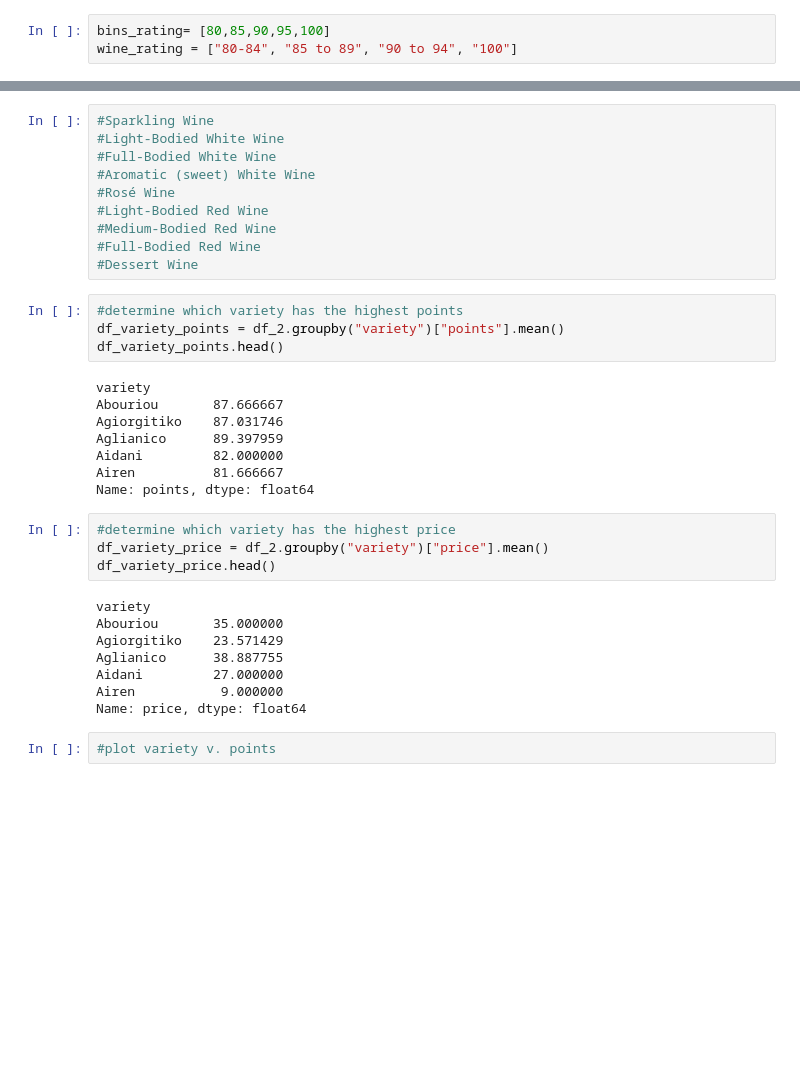
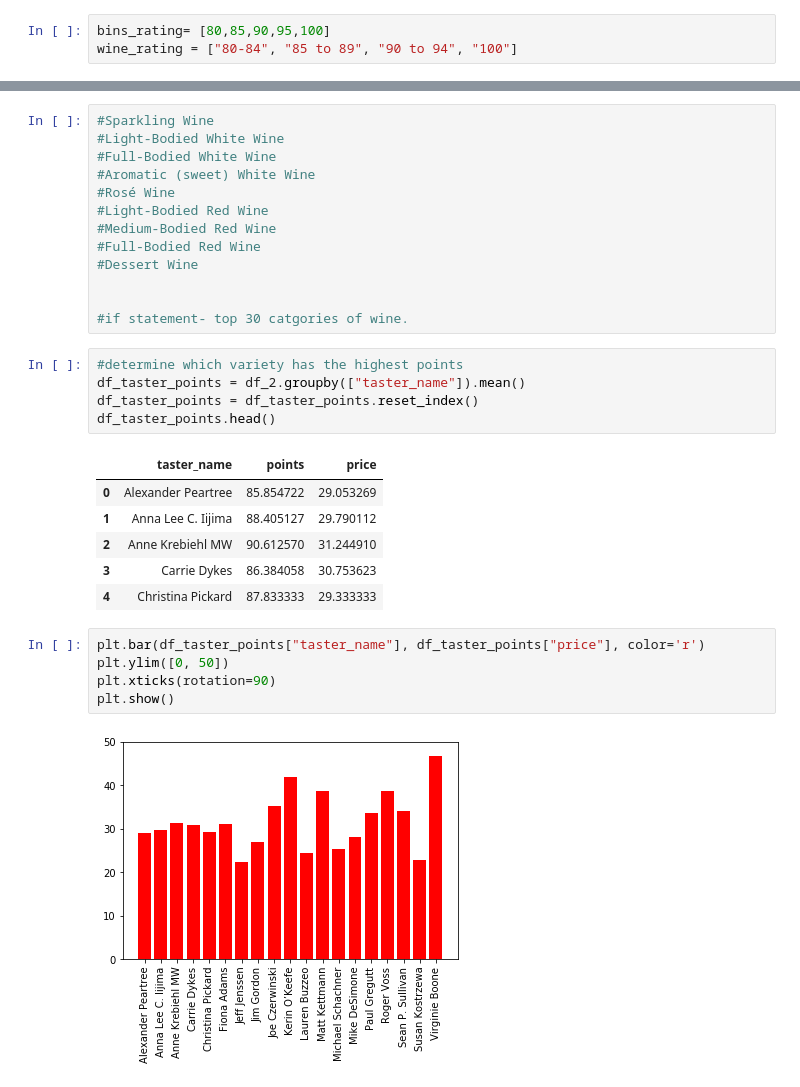
Before and after one commit to renatonico/Pygeons, a Jupyter notebook: notebooks/matt.ipynb, the cells around one changed output, grey strips where cells are left out. Saved outputs shown, nothing was run; the diff lists cells and outputs as text; blank space fills up the shorter version.

```diff
--- a/notebooks/matt.ipynb
+++ b/notebooks/matt.ipynb
@@ -57,29 +57,25 @@ See the caveats in the documentation: http://pandas.pydata.org/pandas-docs/stabl
 #Medium-Bodied Red Wine
 #Full-Bodied Red Wine
 #Dessert Wine
+
+
+#if statement- top 30 catgories of wine.
 # %%
 #determine which variety has the highest points
-df_variety_points = df_2.groupby("variety")["points"].mean()
-df_variety_points.head()
+df_taster_points = df_2.groupby(["taster_name"]).mean()
+df_taster_points = df_taster_points.reset_index()
+df_taster_points.head()
 # %% [output]
-variety
-Abouriou       87.666667
-Agiorgitiko    87.031746
-Aglianico      89.397959
-Aidani         82.000000
-Airen          81.666667
-Name: points, dtype: float64
+|  | taster_name | points | price |
+| 0 | Alexander Peartree | 85.854722 | 29.053269 |
+| 1 | Anna Lee C. Iijima | 88.405127 | 29.790112 |
+| 2 | Anne Krebiehl MW | 90.612570 | 31.244910 |
+| 3 | Carrie Dykes | 86.384058 | 30.753623 |
+| 4 | Christina Pickard | 87.833333 | 29.333333 |
-# %%
-#determine which variety has the highest price
-df_variety_price = df_2.groupby("variety")["price"].mean()
-df_variety_price.head()
-# %% [output]
-variety
-Abouriou       35.000000
-Agiorgitiko    23.571429
-Aglianico      38.887755
-Aidani         27.000000
-Airen           9.000000
-Name: price, dtype: float64
-# %%
-#plot variety v. points
+# %%
+plt.bar(df_taster_points["taster_name"], df_taster_points["price"], color='r')
+plt.ylim([0, 50])
+plt.xticks(rotation=90)
+plt.show()
+# %% [output]
+[figure, added]
```
Also changed, not shown: parts of 2 cells of this notebook, 1 other file.
